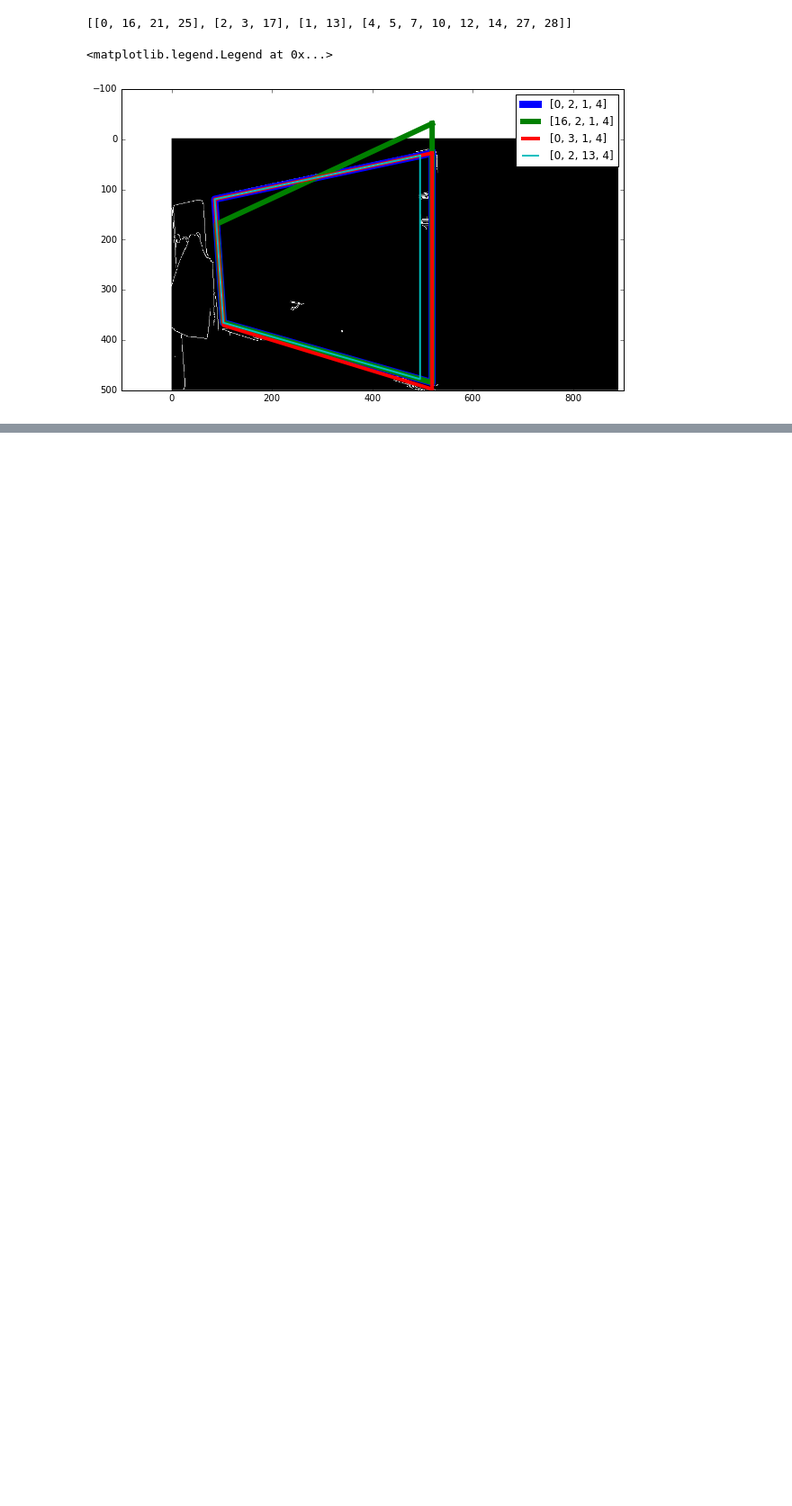
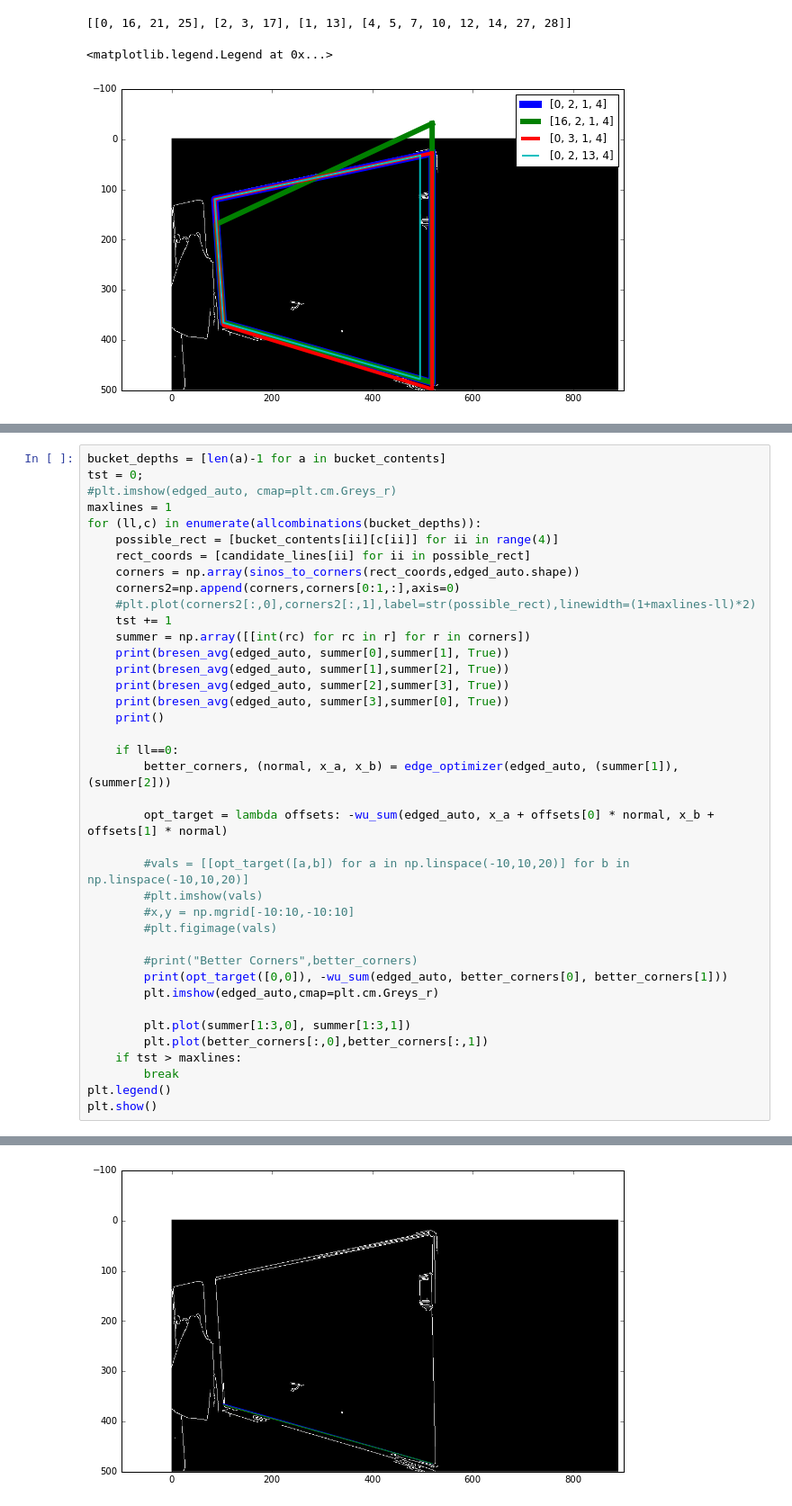
Before and after one commit to oceanofsolaris/whiteboard-diff, a Jupyter notebook: detection_notebook.ipynb, the cells around one changed output, grey strips where cells are left out. Shown at 90% size. Saved outputs shown, nothing was run; the diff lists cells and outputs as text; blank space fills up the shorter version.

```diff
--- a/detection_notebook.ipynb
+++ b/detection_notebook.ipynb
@@ -236,0 +534,40 @@ plt.legend()
+# %%
+bucket_depths = [len(a)-1 for a in bucket_contents]
+tst = 0;
+#plt.imshow(edged_auto, cmap=plt.cm.Greys_r)
+maxlines = 1
+for (ll,c) in enumerate(allcombinations(bucket_depths)):
+    possible_rect = [bucket_contents[ii][c[ii]] for ii in range(4)]
+    rect_coords = [candidate_lines[ii] for ii in possible_rect]
+    corners = np.array(sinos_to_corners(rect_coords,edged_auto.shape))
+    corners2=np.append(corners,corners[0:1,:],axis=0)
+    #plt.plot(corners2[:,0],corners2[:,1],label=str(possible_rect),linewidth=(1+maxlines-ll)*2)
+    tst += 1
+    summer = np.array([[int(rc) for rc in r] for r in corners])
+    print(bresen_avg(edged_auto, summer[0],summer[1], True))
+    print(bresen_avg(edged_auto, summer[1],summer[2], True))
+    print(bresen_avg(edged_auto, summer[2],summer[3], True))
+    print(bresen_avg(edged_auto, summer[3],summer[0], True))
+    print()
+
+    if ll==0:
+        better_corners, (normal, x_a, x_b) = edge_optimizer(edged_auto, (summer[1]), (summer[2]))
+
+        opt_target = lambda offsets: -wu_sum(edged_auto, x_a + offsets[0] * normal, x_b + offsets[1] * normal)
+
+        #vals = [[opt_target([a,b]) for a in np.linspace(-10,10,20)] for b in np.linspace(-10,10,20)]
+        #plt.imshow(vals)
+        #x,y = np.mgrid[-10:10,-10:10]
+        #plt.figimage(vals)
+
+        #print("Better Corners",better_corners)
+        print(opt_target([0,0]), -wu_sum(edged_auto, better_corners[0], better_corners[1]))
+        plt.imshow(edged_auto,cmap=plt.cm.Greys_r)
+
+        plt.plot(summer[1:3,0], summer[1:3,1])
+        plt.plot(better_corners[:,0],better_corners[:,1])
+    if tst > maxlines:
+        break
+plt.legend()
+plt.show()
+# %% [output]
@@ -236,0 +584 @@ plt.legend()
+[figure, added]
```
Also changed, not shown: parts of 15 cells of this notebook.
